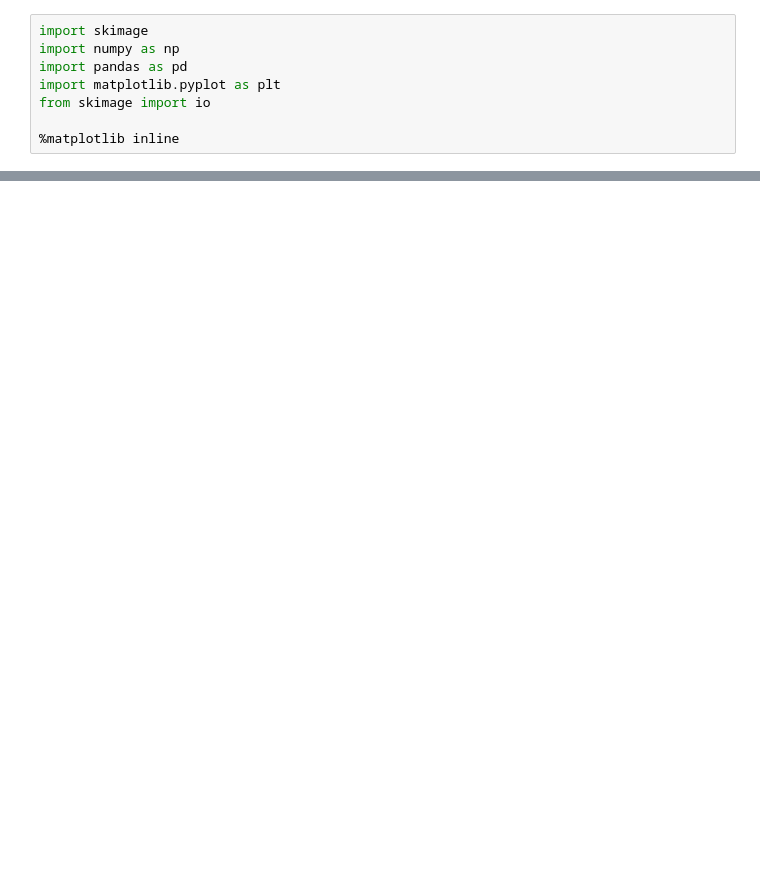
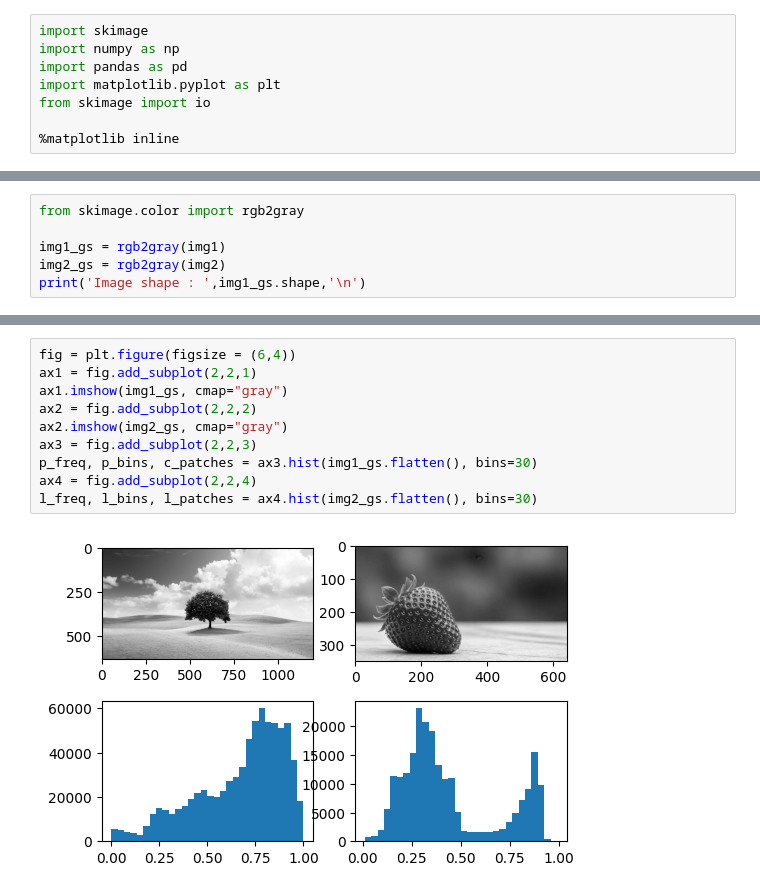
Before and after one commit to ShyamRuthvik/ml_lab, a Jupyter notebook: week3.ipynb, the cells around one changed output, grey strips where cells are left out. Drawn from its saved outputs; the diff is of its cells as text; blank space fills up the shorter version.

```diff
--- a/week3.ipynb
+++ b/week3.ipynb
@@ -15,0 +48,6 @@ FileNotFoundError: No such file: 'c:\ml\img1.jpg'
+# %%
+from skimage.color import rgb2gray
+
+img1_gs = rgb2gray(img1)
+img2_gs = rgb2gray(img2)
+print('Image shape : ',img1_gs.shape,'\n')
@@ -15,0 +68,12 @@ FileNotFoundError: No such file: 'c:\ml\img1.jpg'
+# %%
+fig = plt.figure(figsize = (6,4))
+ax1 = fig.add_subplot(2,2,1)
+ax1.imshow(img1_gs, cmap="gray")
+ax2 = fig.add_subplot(2,2,2)
+ax2.imshow(img2_gs, cmap="gray")
+ax3 = fig.add_subplot(2,2,3)
+p_freq, p_bins, c_patches = ax3.hist(img1_gs.flatten(), bins=30)
+ax4 = fig.add_subplot(2,2,4)
+l_freq, l_bins, l_patches = ax4.hist(img2_gs.flatten(), bins=30)
+# %% [output]
+[figure, added]
```
Also changed, not shown: parts of 13 cells of this notebook, 4 other files.
